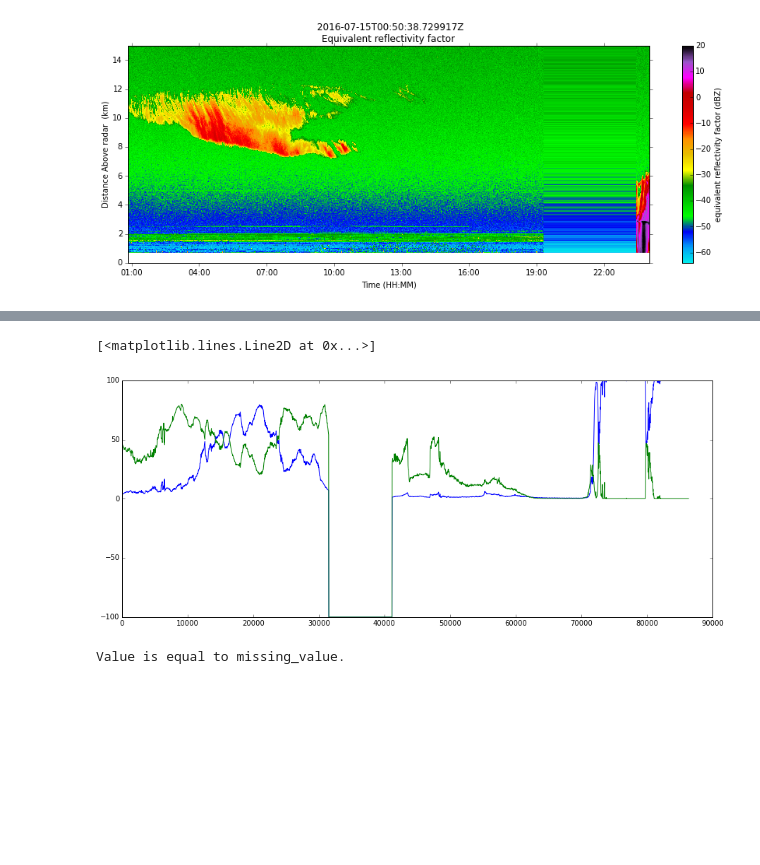
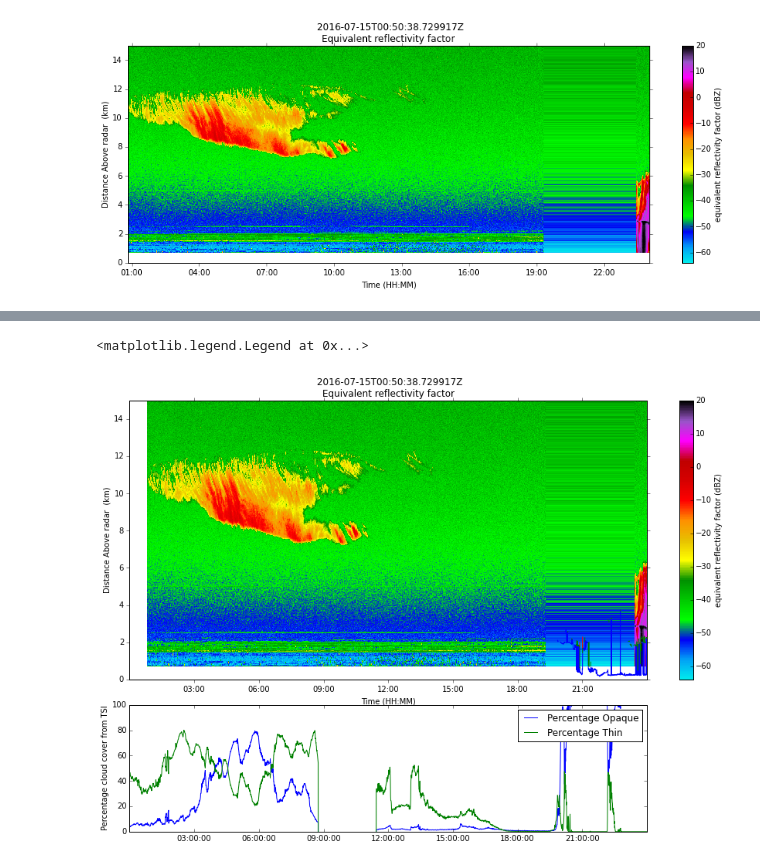
Before and after one commit to EVS-ATMOS/ARM-Alaska, a Jupyter notebook: notebooks/First testing and DoD design for KAZR clutter mask.ipynb, the cells around one changed output, grey strips where cells are left out. Cells and saved outputs as stored; diff of their text form; code cells hidden in the pictures; blank space fills up the shorter version.

```diff
--- a/notebooks/First testing and DoD design for KAZR clutter mask.ipynb
+++ b/notebooks/First testing and DoD design for KAZR clutter mask.ipynb
@@ -67,11 +72,38 @@ print(tsi_dataset.variables.keys())
-# %%
-my_fig2 = plt.figure(figsize=[15,6])
-plt.plot(tsi_dataset.variables['time'][:], tsi_dataset.variables['percent_opaque'][:])
-plt.plot(tsi_dataset.variables['time'][:], tsi_dataset.variables['percent_thin'][:])
-# %% [output]
-[<matplotlib.lines.Line2D at 0x...>]
-[figure, removed]
-# %%
-print(tsi_dataset.qc_bit_1_description)
-# %% [output]
-Value is equal to missing_value.
+# %%
+my_display = pyart.graph.RadarDisplay(radar)
+my_fig = plt.figure(figsize = [15,10])
+ax1 = plt.subplot2grid((3,1), (0,0), rowspan = 2)
+ax2 = plt.subplot2grid((3,1), (2,0))
+
+my_display.plot_vpt('reflectivity', vmin=-64,
+                    vmax=20, time_axis_flag=True,
+                   ax = ax1)
+
+ax1.plot(ceil_dtimes,
+         ceil_dataset.variables['first_cbh'][:]/1000.0)
+ax1.plot(ceil_dtimes,
+         ceil_dataset.variables['second_cbh'][:]/1000.0)
+ax1.plot(ceil_dtimes,
+         ceil_dataset.variables['third_cbh'][:]/1000.0)
+ax1.set_ylim([0,15])
+ax1.set_xlim([ceil_dtimes.min(), ceil_dtimes.max()])
+
+ax2.plot(tsi_dtimes,
+         tsi_dataset.variables['percent_opaque'][:],
+         label='Percentage Opaque' )
+ax2.plot(tsi_dtimes,
+         tsi_dataset.variables['percent_thin'][:],
+         label='Percentage Thin')
+
+
+pos1 = ax1.get_position() # get the original position
+pos2 = ax2.get_position()
+pos3 = [pos2.x0 , pos2.y0 ,  pos1.width , pos2.height ]
+ax2.set_position(pos3) # set a new position
+ax2.set_ylim([0,100])
+ax2.set_xlim([ceil_dtimes.min(), ceil_dtimes.max()])
+ax2.set_ylabel('Percentage cloud cover from TSI')
+ax2.legend()
+# %% [output]
+<matplotlib.legend.Legend at 0x...>
+[figure, added]
```
Also changed, not shown: parts of 7 cells of this notebook.
